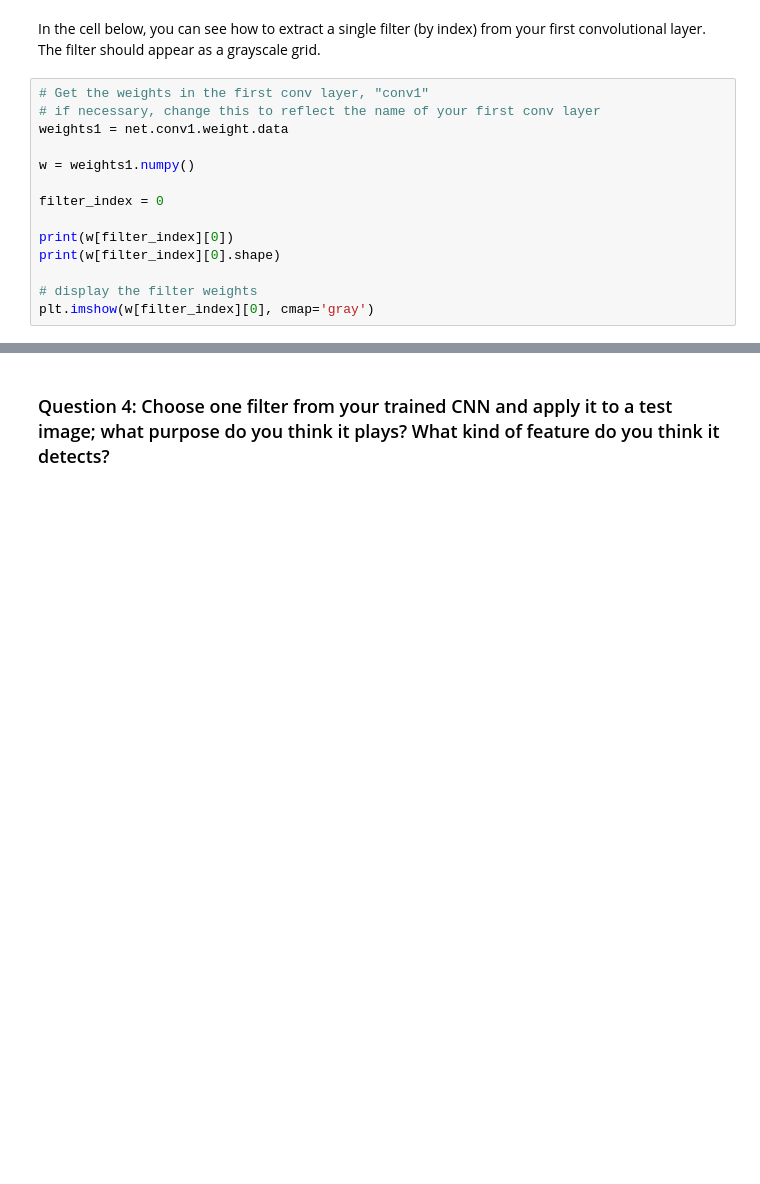
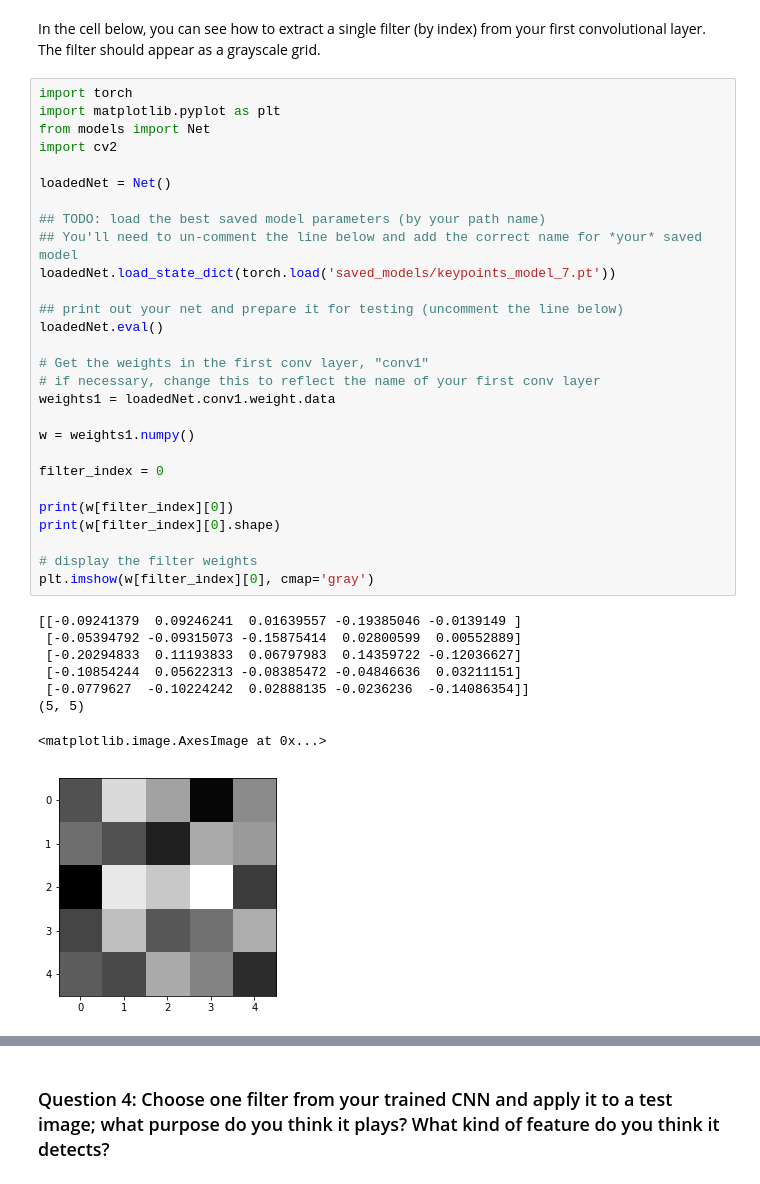
Before and after one commit to ptgamr/P1_Facial_Keypoints, a Jupyter notebook: 2. Define the Network Architecture.ipynb, the cells around one changed output, grey strips where cells are left out. Cells and saved outputs as stored; diff of their text form; blank space fills up the shorter version.

```diff
--- a/2. Define the Network Architecture.ipynb
+++ b/2. Define the Network Architecture.ipynb
@@ -728,19 +722,42 @@ Sometimes, neural networks are thought of as a black box, given some input, they
 # %% [markdown]
 In the cell below, you can see how to extract a single filter (by index) from your first convolutional layer. The filter should appear as a grayscale grid.
 # %%
+import torch
+import matplotlib.pyplot as plt
+from models import Net
+import cv2
+
+loadedNet = Net()
+
+## TODO: load the best saved model parameters (by your path name)
+## You'll need to un-comment the line below and add the correct name for *your* saved model
+loadedNet.load_state_dict(torch.load('saved_models/keypoints_model_7.pt'))
+
+## print out your net and prepare it for testing (uncomment the line below)
+loadedNet.eval()
+
 # Get the weights in the first conv layer, "conv1"
 # if necessary, change this to reflect the name of your first conv layer
-weights1 = net.conv1.weight.data
+weights1 = loadedNet.conv1.weight.data
 
 w = weights1.numpy()
 
 filter_index = 0
 
 print(w[filter_index][0])
 print(w[filter_index][0].shape)
 
 # display the filter weights
 plt.imshow(w[filter_index][0], cmap='gray')
+# %% [output]
+[[-0.09241379  0.09246241  0.01639557 -0.19385046 -0.0139149 ]
+ [-0.05394792 -0.09315073 -0.15875414  0.02800599  0.00552889]
+ [-0.20294833  0.11193833  0.06797983  0.14359722 -0.12036627]
+ [-0.10854244  0.05622313 -0.08385472 -0.04846636  0.03211151]
+ [-0.0779627  -0.10224242  0.02888135 -0.0236236  -0.14086354]]
+(5, 5)
+<matplotlib.image.AxesImage at 0x...>
+[figure, added]
 # %% [markdown]
 ## Feature maps
 
```
Also changed, not shown: parts of 10 cells of this notebook, 4 other files.
